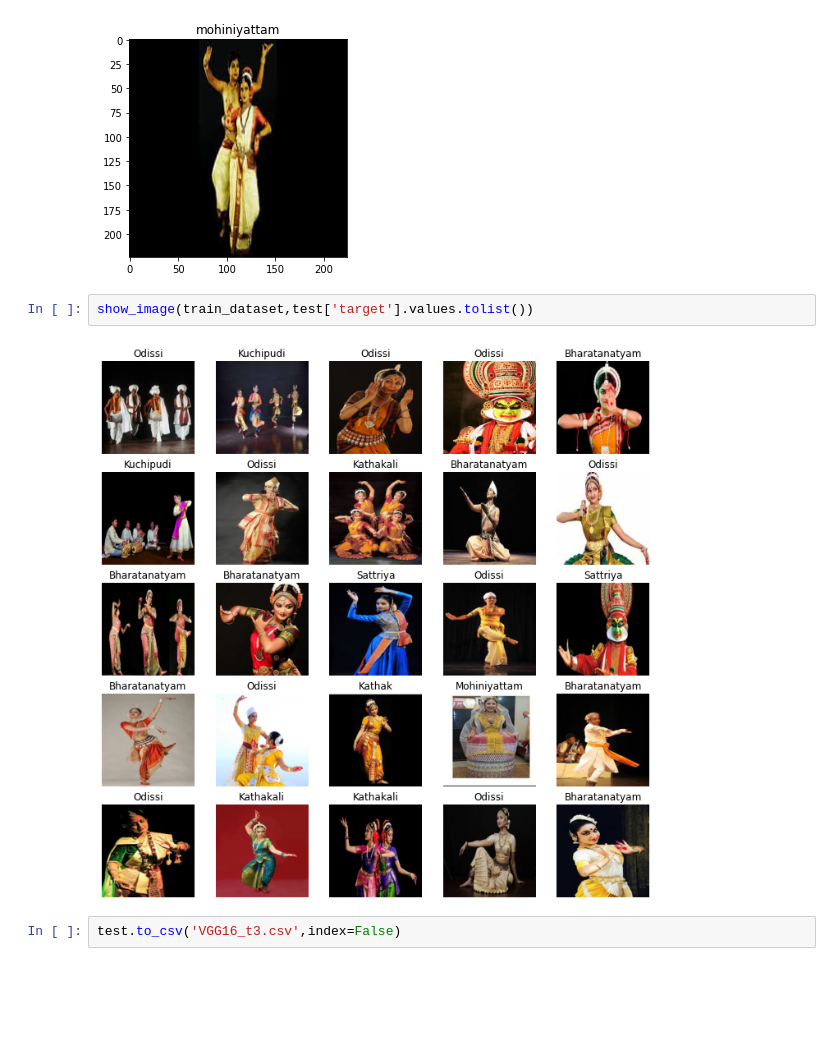
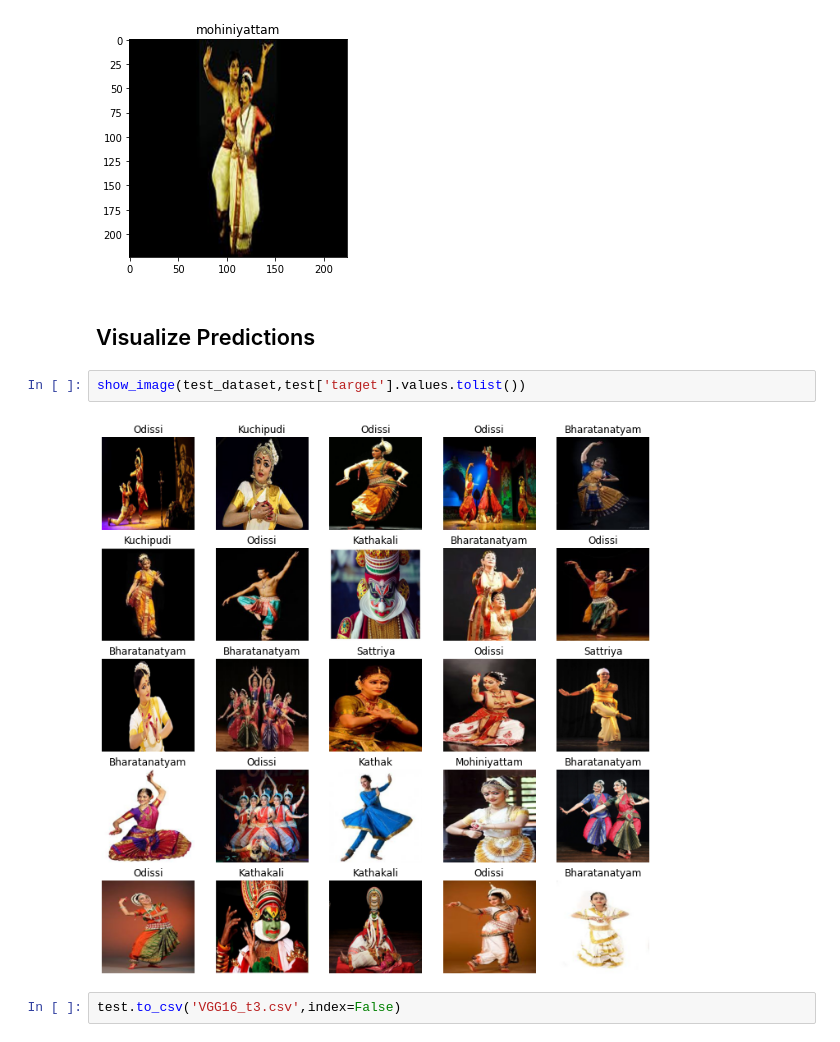
Before and after one commit to plaban1981/HACKEREARTH, a Jupyter notebook: Hackerearth_deep_learning_hack.ipynb, the cells around one changed output. Saved outputs shown, nothing was run; the diff lists cells and outputs as text; blank space fills up the shorter version.

```diff
--- a/Hackerearth_deep_learning_hack.ipynb
+++ b/Hackerearth_deep_learning_hack.ipynb
@@ -320,10 +320,12 @@ plt.title(test['target'].iloc[-10])
 # %% [output]
 Text(0.5, 1.0, 'mohiniyattam')
 [figure]
+# %% [markdown]
+## Visualize Predictions
 # %%
-show_image(train_dataset,test['target'].values.tolist())
+show_image(test_dataset,test['target'].values.tolist())
 # %% [output]
-[figure, old version]
+[figure, new version]
 # %%
 test.to_csv('VGG16_t3.csv',index=False)
 # %% [markdown]
```
